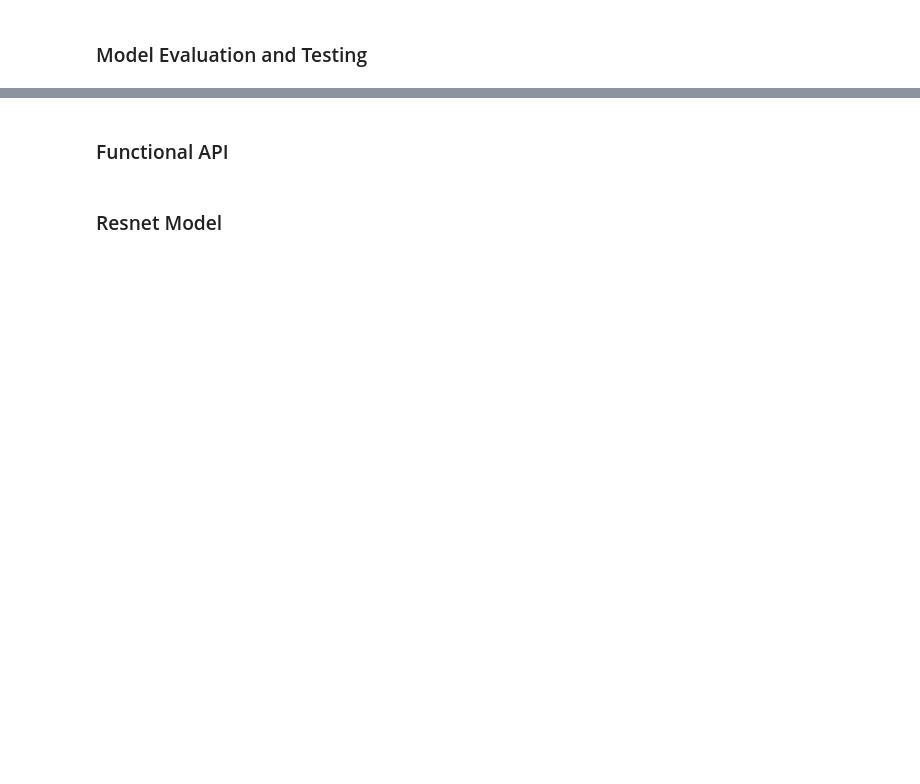
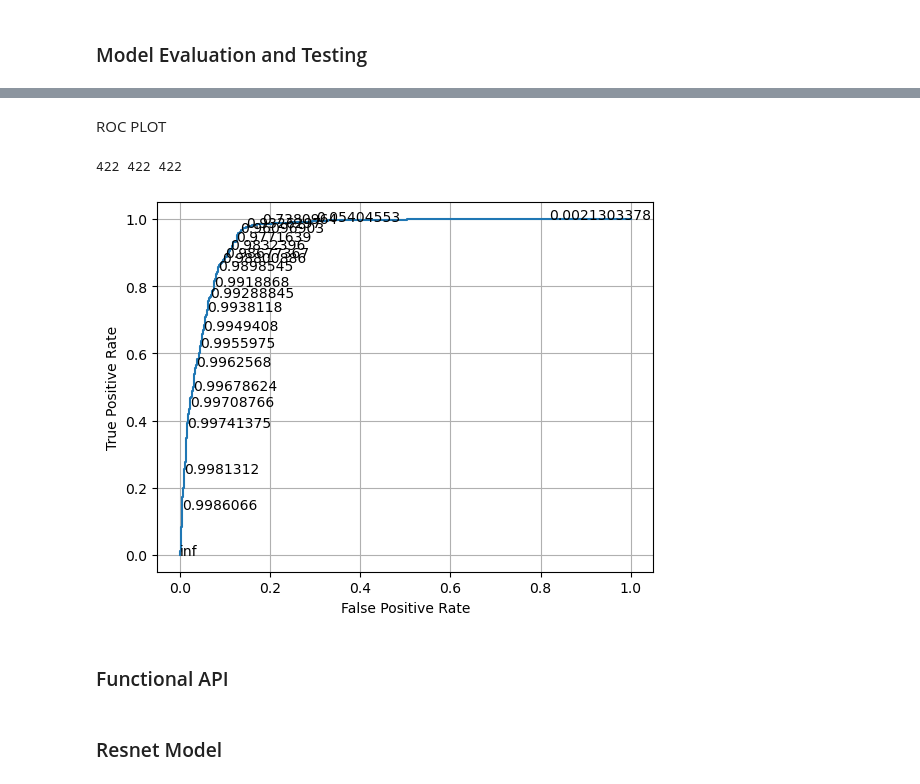
Before and after one commit to ehsansiddiqui/Malaria_Detection, a Jupyter notebook: notebook/Malaria Detection.ipynb, the cells around one changed output, grey strips where cells are left out. Cells and saved outputs as stored; diff of their text form; code cells hidden in the pictures; blank space fills up the shorter version.

```diff
--- a/notebook/Malaria Detection.ipynb
+++ b/notebook/Malaria Detection.ipynb
@@ -510,3 +614,24 @@ for i, (image, label) in enumerate(test_dataset.take(9)):
+# %% [markdown]
+ROC PLOT
+# %%
+fp, tp, threshold = roc_curve(labels, predicted)
+print(len(fp), len(tp), len(threshold))
+
+plt.plot(fp,tp)
+plt.xlabel("False Positive Rate")
+plt.ylabel("True Positive Rate")
+
+plt.grid()
+
+skip = 20
+
+for i in range(0, len(threshold), skip):
+    plt.text(fp[i],tp[i], threshold[i])
+
+plt.show()
+# %% [output]
+422 422 422
+[figure, added]
 # %% [markdown]
 ### Functional API
 # %% [markdown]
```
Also changed, not shown: parts of 31 cells of this notebook, 2 other files.
